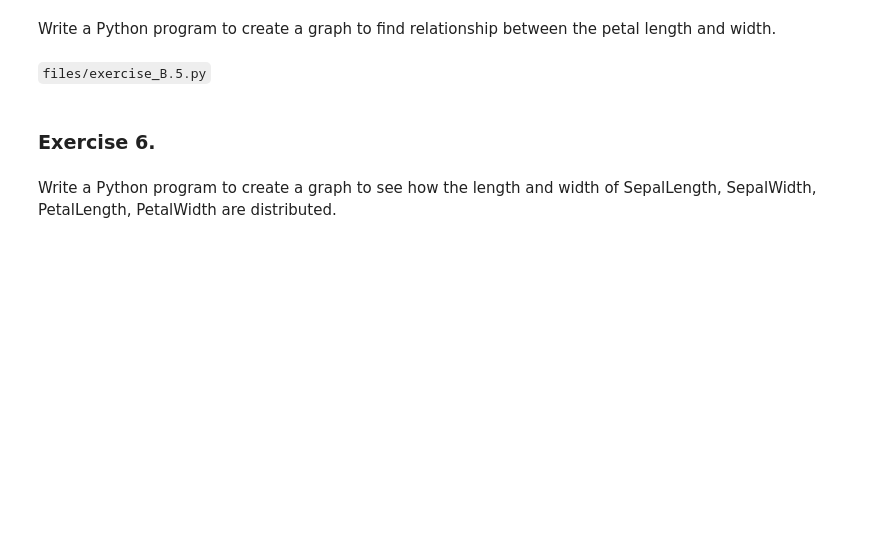
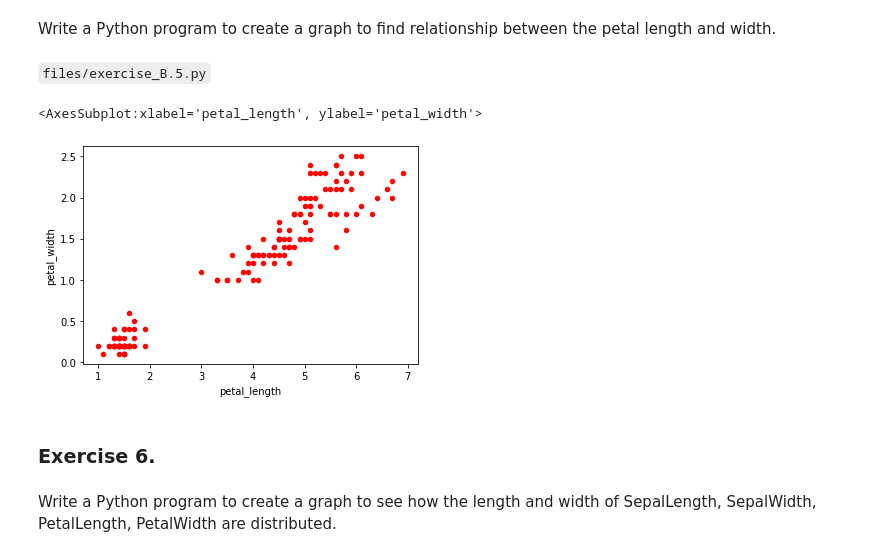
Before and after one commit to enriquekn27/WhirlwindOfPython, a Jupyter notebook: datascience/python/12_mod_scikitlearn/06-PracticeExercises.ipynb, the cells around one changed output. Drawn from its saved outputs; the diff is of its cells as text; code cells hidden in the pictures; blank space fills up the shorter version.

````diff
--- a/datascience/python/12_mod_scikitlearn/06-PracticeExercises.ipynb
+++ b/datascience/python/12_mod_scikitlearn/06-PracticeExercises.ipynb
@@ -271,6 +280,11 @@ Write a Python program to create a Pie plot to get the frequency of the three sp
 Write a Python program to create a graph to find relationship between the petal length and width.
 # %% [markdown]
 ```files/exercise_B.5.py```
+# %%
+dataset.plot(kind='scatter', x='petal_length', y='petal_width', c='red')
+# %% [output]
+<AxesSubplot:xlabel='petal_length', ylabel='petal_width'>
+[figure, added]
 # %% [markdown]
 ### Exercise 6.
 # %% [markdown]
````
Also changed, not shown: parts of 22 cells of this notebook, 4 other files.
